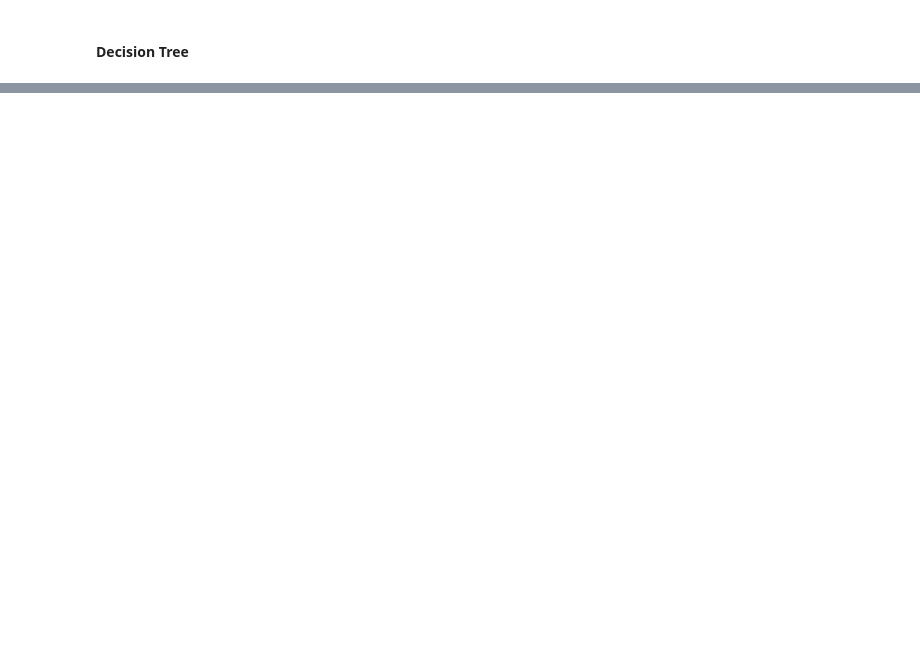
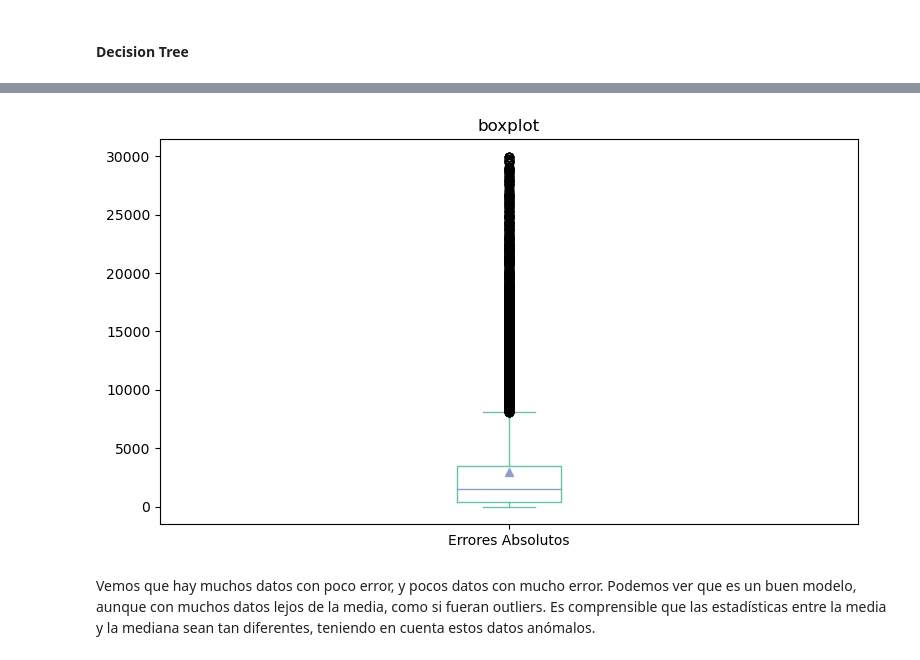
Before and after one commit to WonderfulAme/solar-flares, a Jupyter notebook: Notebook.ipynb, the cells around one changed output, grey strips where cells are left out. Drawn from its saved outputs; the diff is of its cells as text; code cells hidden in the pictures; blank space fills up the shorter version.

```diff
--- a/Notebook.ipynb
+++ b/Notebook.ipynb
@@ -950,40 +932,3 @@ param_grid_gb = {
 best_model_gb = None
 best_score_gb = -np.inf
 best_params_gb = {}
-# %%
-count_gb = 0
-# Iterate over all combinations of hyperparameters
-for max_depth in param_grid_gb['max_depth']:
-    for learning_rate in param_grid_gb['learning_rate']:
-        for min_samples_split in param_grid_gb['min_samples_split']:
-            for min_samples_leaf in param_grid_gb['min_samples_leaf']:
-                count_gb += 1
-                print("GB model ", count_gb, "training")
-                # Create and train the model with the current hyperparameters
-                model = GradientBoostingRegressor(
-                    max_depth=max_depth,
-                    min_samples_split=min_samples_split,
-                    min_samples_leaf=min_samples_leaf,
-                    learning_rate = learning_rate,
-                    random_state=42,
-                    n_estimators=100
-                )
-
-                model.fit(x_train, y_train)
-
-                # Make predictions on the validation data
-                y_pred = model.predict(x_test)
-
-                # Calculate the R-squared score
-                score = r2_score(y_test, y_pred)
-
-                # Update the best model if the current one is better
-                if score > best_score_gb:
-                    best_score_gb = score
-                    best_model_gb = model
-                    best_params_gb = {
-                        'learning_rate': learning_rate,
-                        'max_depth': max_depth,
-                        'min_samples_split': min_samples_split,
-                        'min_samples_leaf': min_samples_leaf,
-                    }
@@ -1134,0 +1072,4 @@ predicions_dt_scaled = scaler_target.inverse_transform(predicions_dt_scaled)
+# %%
+params_dt= {"max_depth": 35, "random_state":42}
+dt_regressor = DecisionTreeRegressor(**params_dt)
+dt_regressor.fit(x_train, y_train)
@@ -1417,0 +1205,7 @@ print("El intervalo de confianza para el MAPE es: ", out_mape)
+# %%
+DF = pd.DataFrame({'Errores Absolutos': err_abs[(err_abs >= 0) & (err_abs <= 30000)]})
+ax = DF.plot(kind='box', title='boxplot', showmeans=True, figsize=(9,5))
+# %% [output]
+[figure, added]
+# %% [markdown]
+Vemos que hay muchos datos con poco error, y pocos datos con mucho error. Podemos ver que es un buen modelo, aunque con muchos datos lejos de la media, como si fueran outliers. Es comprensible que las estadísticas entre la media y la mediana sean tan diferentes, teniendo en cuenta estos datos anómalos.
```
Also changed, not shown: parts of 106 cells of this notebook, 1 other file.
